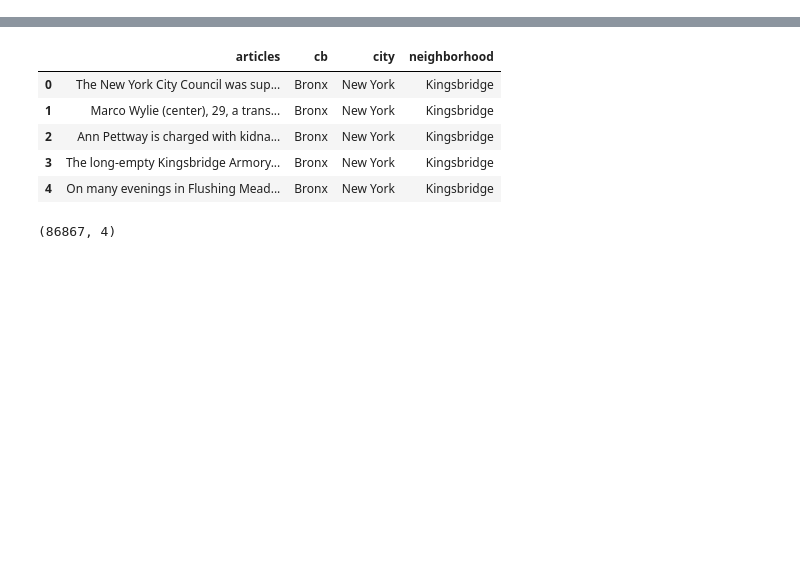
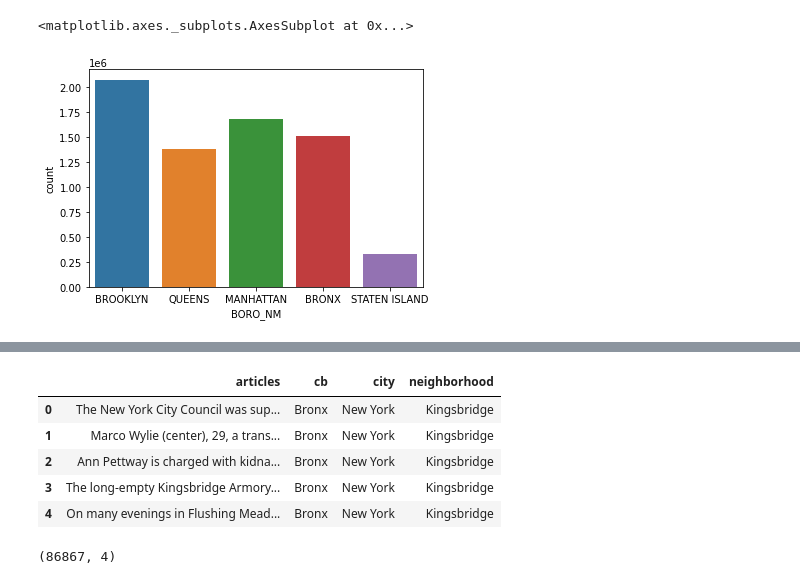
Before and after one commit to eyalmazuz/Crimeformer, a Jupyter notebook: notebooks/EDA.ipynb, the cells around one changed output, grey strips where cells are left out. Saved outputs shown, nothing was run; the diff lists cells and outputs as text; code cells hidden in the pictures; blank space fills up the shorter version.

```diff
--- a/notebooks/EDA.ipynb
+++ b/notebooks/EDA.ipynb
@@ -10,3 +12,7 @@ from tqdm.notebook import tqdm
 tqdm.pandas()
 from sklearn.feature_extraction.text import TfidfVectorizer
 from wordcloud import WordCloud
+# %%
+plt.rcParams['figure.figsize'] = (10,5)
+# %%
+df = pd.read_csv('../data/csvs/NewYork_Complaint_Data.csv')
@@ -12,0 +35,5 @@ from wordcloud import WordCloud
+# %%
+sns.countplot(data=df, x='BORO_NM')
+# %% [output]
+<matplotlib.axes._subplots.AxesSubplot at 0x...>
+[figure, added]
```
Also changed, not shown: parts of 14 cells of this notebook, 4 other files.
